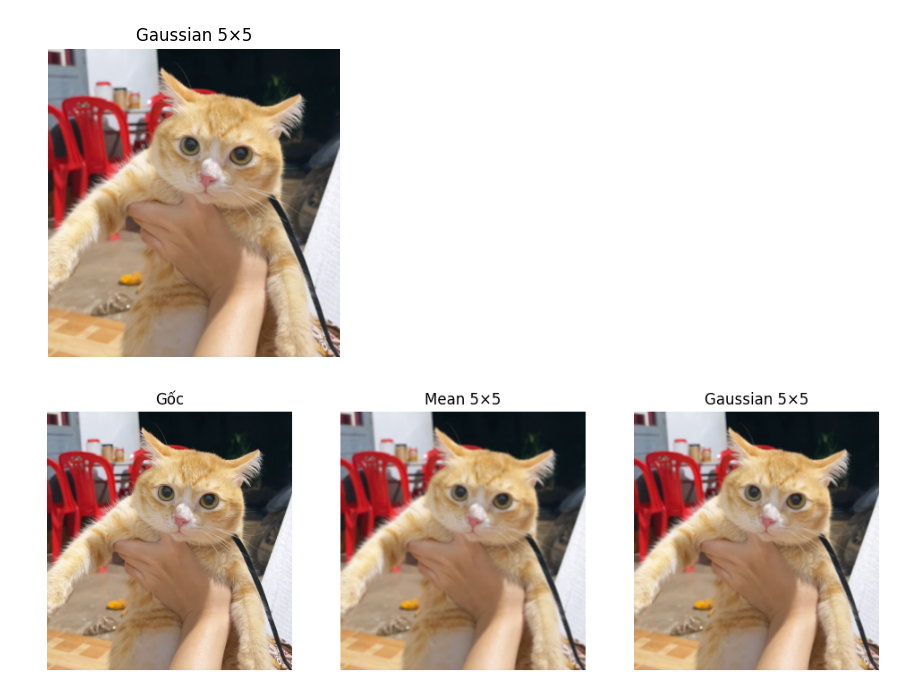
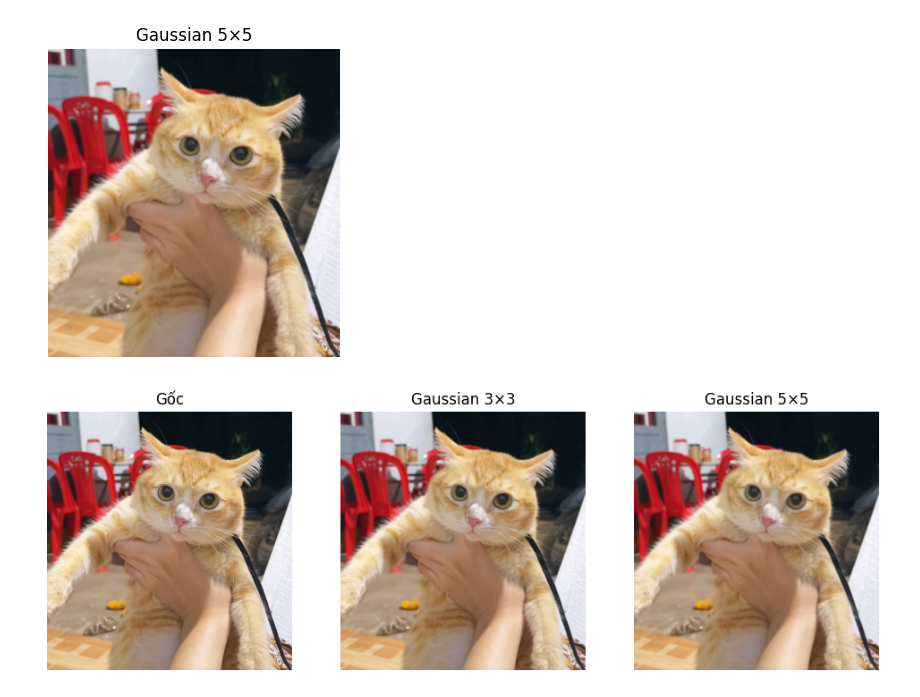
Before and after one commit to LeTranVu00/ComputerVision, a Jupyter notebook: ComputerVision/lab2/LinearFilter/LocGaussian.ipynb, the cells around one changed output. Saved outputs shown, nothing was run; the diff lists cells and outputs as text; code cells hidden in the pictures.

```diff
--- a/ComputerVision/lab2/LinearFilter/LocGaussian.ipynb
+++ b/ComputerVision/lab2/LinearFilter/LocGaussian.ipynb
@@ -36,23 +37,23 @@ plt.show()
 # %%
 mean_5x5 = cv2.blur(img, (5, 5))
 
 plt.figure(figsize=(12,4))
 
 plt.subplot(1,3,1)
 plt.imshow(img)
 plt.title("Gốc")
 plt.axis("off")
 
 plt.subplot(1,3,2)
-plt.imshow(mean_5x5)
-plt.title("Mean 5×5")
+plt.imshow(gaussian_3x3)
+plt.title("Gaussian 3×3")
 plt.axis("off")
 
 plt.subplot(1,3,3)
 plt.imshow(gaussian_5x5)
 plt.title("Gaussian 5×5")
 plt.axis("off")
 
 plt.show()
 # %% [output]
-[figure, old version]
+[figure, new version]
```
Also changed, not shown: parts of 1 cell of this notebook.
